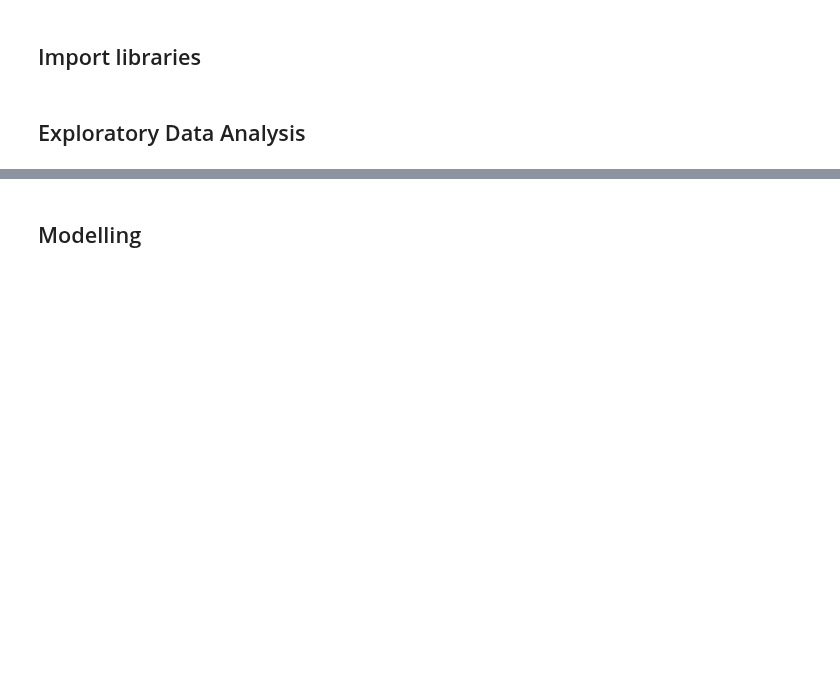
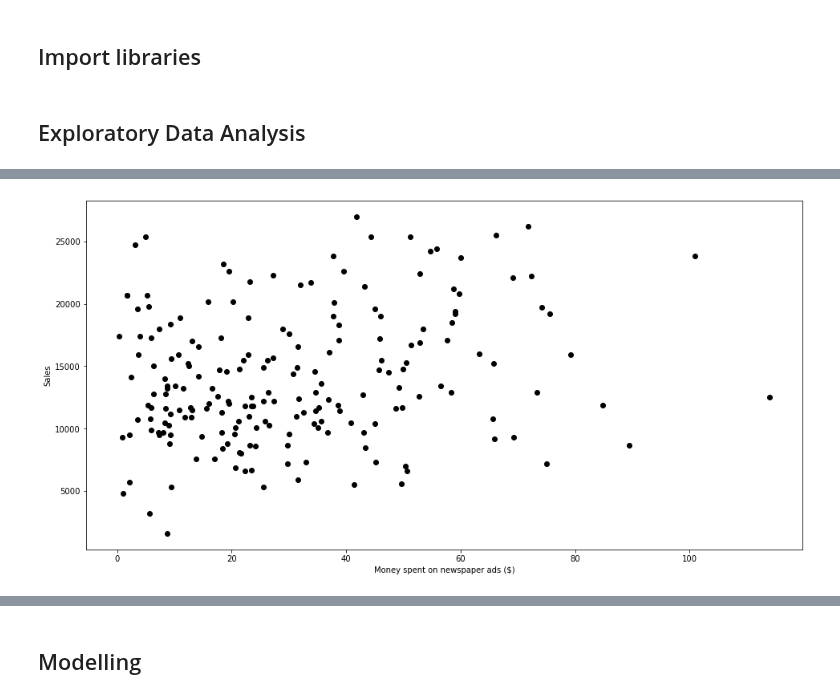
Before and after one commit to albertoromv/thebridge_ft_abr21, a Jupyter notebook: 3-Machine Learning/2-Supervisado/3 Regularization/Advertising Ridge Lasso clase.ipynb, the cells around one changed output, grey strips where cells are left out. Drawn from its saved outputs; the diff is of its cells as text; code cells hidden in the pictures; blank space fills up the shorter version.

```diff
--- a/3-Machine Learning/2-Supervisado/3 Regularization/Advertising Ridge Lasso clase.ipynb
+++ b/3-Machine Learning/2-Supervisado/3 Regularization/Advertising Ridge Lasso clase.ipynb
@@ -16,0 +63,4 @@ Para ello tendrás que utilizar tanto modelos de regresión normales, como regul
+# %%
+scatter_plot("newspaper", "sales")
+# %% [output]
+[figure, added]
```
Also changed, not shown: parts of 30 cells of this notebook, 12 other files.
